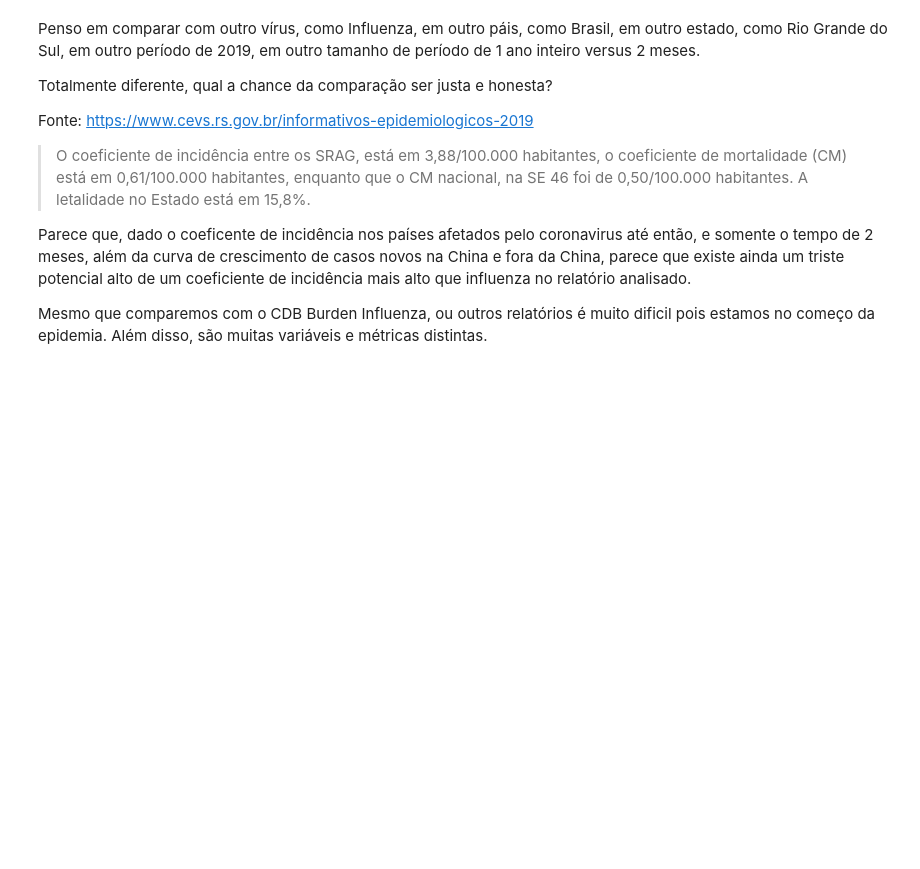
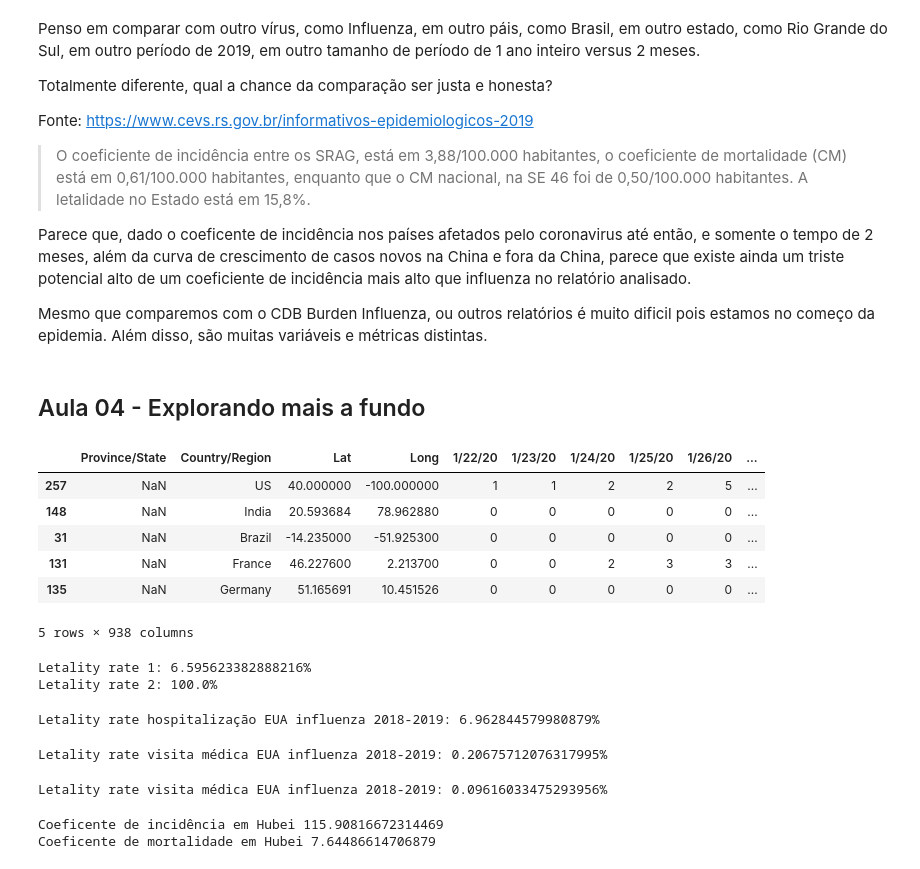
Before and after one commit to cglima/data-science-visualizacao-de-dados-para-saude-e-medicina, a Jupyter notebook: curso data science e saude-segunda-parte.ipynb, the cells around one changed output. Drawn from its saved outputs; the diff is of its cells as text; code cells hidden in the pictures; blank space fills up the shorter version.

Commit message:
aula 04 - explorando mais dados

```diff
--- a/curso data science e saude-segunda-parte.ipynb
+++ b/curso data science e saude-segunda-parte.ipynb
@@ -1046,3 +1046,61 @@ Fonte: https://www.cevs.rs.gov.br/informativos-epidemiologicos-2019
 Parece que, dado o coeficente de incidência nos países afetados pelo coronavirus até então, e somente o tempo de 2 meses, além da curva de crescimento de casos novos na China e fora da China, parece que existe ainda um triste potencial alto de um coeficiente de incidência mais alto que influenza no relatório analisado.
 
 Mesmo que comparemos com o CDB Burden Influenza, ou outros relatórios é muito dificil pois estamos no começo da epidemia. Além disso, são muitas variáveis e métricas distintas.
+# %% [markdown]
+## Aula 04 - Explorando mais a fundo
+# %%
+confirmed.sort_values(last_date, ascending=False).head()
+# %% [output]
+|  | Province/State | Country/Region | Lat | Long | 1/22/20 | 1/23/20 | 1/24/20 | 1/25/20 | 1/26/20 | ... |
+| 257 | NaN | US | 40.000000 | -100.000000 | 1 | 1 | 2 | 2 | 5 | ... |
+| 148 | NaN | India | 20.593684 | 78.962880 | 0 | 0 | 0 | 0 | 0 | ... |
+| 31 | NaN | Brazil | -14.235000 | -51.925300 | 0 | 0 | 0 | 0 | 0 | ... |
+| 131 | NaN | France | 46.227600 | 2.213700 | 0 | 0 | 2 | 3 | 3 | ... |
+| 135 | NaN | Germany | 51.165691 | 10.451526 | 0 | 0 | 0 | 0 | 0 | ... |
+5 rows × 938 columns
+# %%
+# https://en.wikipedia.org/wiki/Hubei
+# hubei population
+
+hubei_population = 59020000
+confirmed_cases = confirmed.set_index("Province/State").loc["Hubei"][last_date]
+death_cases = deaths.set_index("Province/State").loc["Hubei"][last_date]
+recovered_cases = recovered.set_index("Province/State").loc["Hubei"][last_date]
+
+letality_rate_1 = death_cases / confirmed_cases * 100
+letality_rate_2 = death_cases / (death_cases + recovered_cases) * 100
+print(f"Letality rate 1: {letality_rate_1}%")
+print(f"Letality rate 2: {letality_rate_2}%")
+# %% [output]
+Letality rate 1: 6.595623382888216%
+Letality rate 2: 100.0%
+# %%
+# nos estados unidos de acordo com burden report de influenza 2018-2019 estimativa não final
+letality_rate_hospitalization = 34157 / 490561 * 100
+
+print(f"Letality rate hospitalização EUA influenza 2018-2019: {letality_rate_hospitalization}%")
+# %% [output]
+Letality rate hospitalização EUA influenza 2018-2019: 6.962844579980879%
+# %%
+# nos estados unidos de acordo com burden report de influenza 2018-2019 estimativa não final
+letality_rate_medical_visit = 34157 / 16520350 * 100
+
+print(f"Letality rate visita médica EUA influenza 2018-2019: {letality_rate_medical_visit}%")
+# %% [output]
+Letality rate visita médica EUA influenza 2018-2019: 0.20675712076317995%
+# %%
+# nos estados unidos de acordo com burden report de influenza 2018-2019 estimativa não final
+letality_rate_symptomatic = 34157 / 35520883 * 100
+
+print(f"Letality rate visita médica EUA influenza 2018-2019: {letality_rate_symptomatic}%")
+# %% [output]
+Letality rate visita médica EUA influenza 2018-2019: 0.09616033475293956%
+# %%
+incidence_ratio = confirmed_cases / hubei_population * 100000
+mortality_rate = death_cases / hubei_population * 100000
+
+print(f"Coeficente de incidência em Hubei {incidence_ratio}")
+print(f"Coeficente de mortalidade em Hubei {mortality_rate}")
+# %% [output]
+Coeficente de incidência em Hubei 115.90816672314469
+Coeficente de mortalidade em Hubei 7.64486614706879
```
Also changed, not shown: parts of 2 cells of this notebook.
